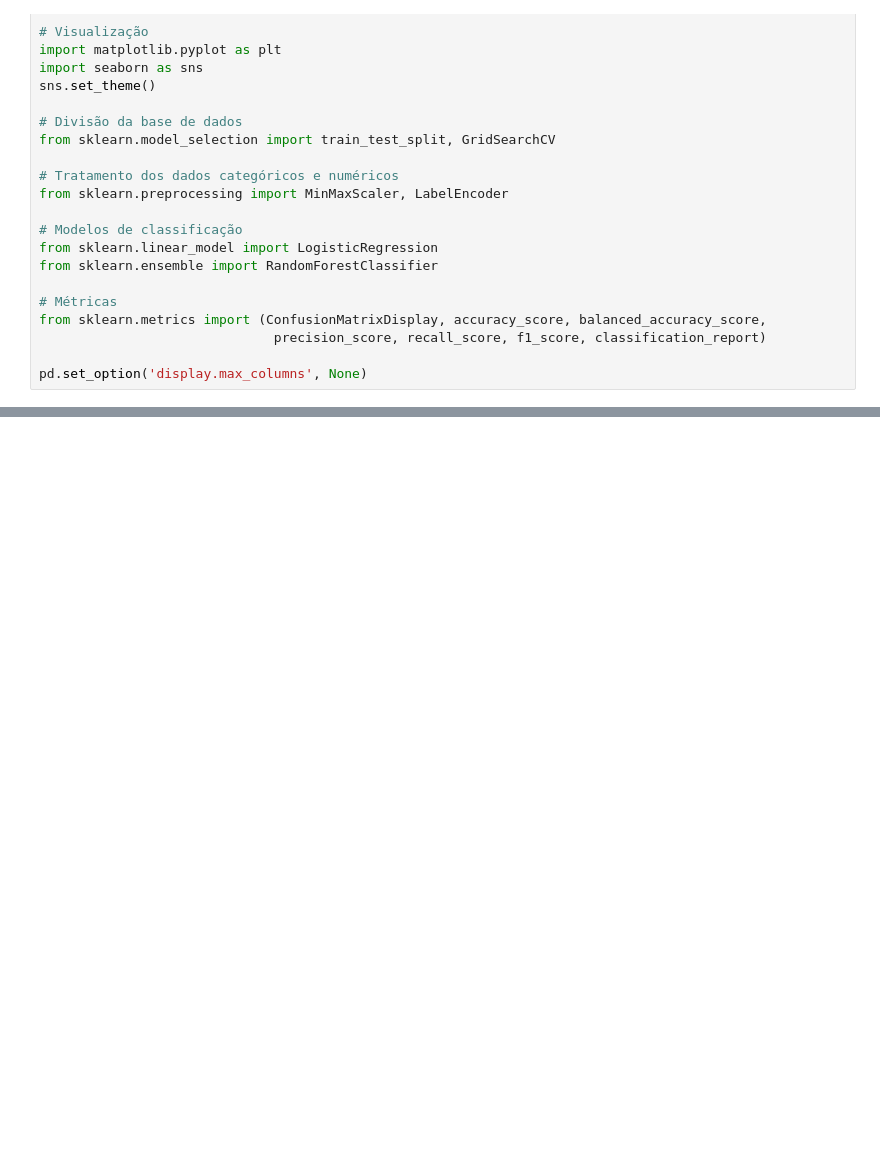
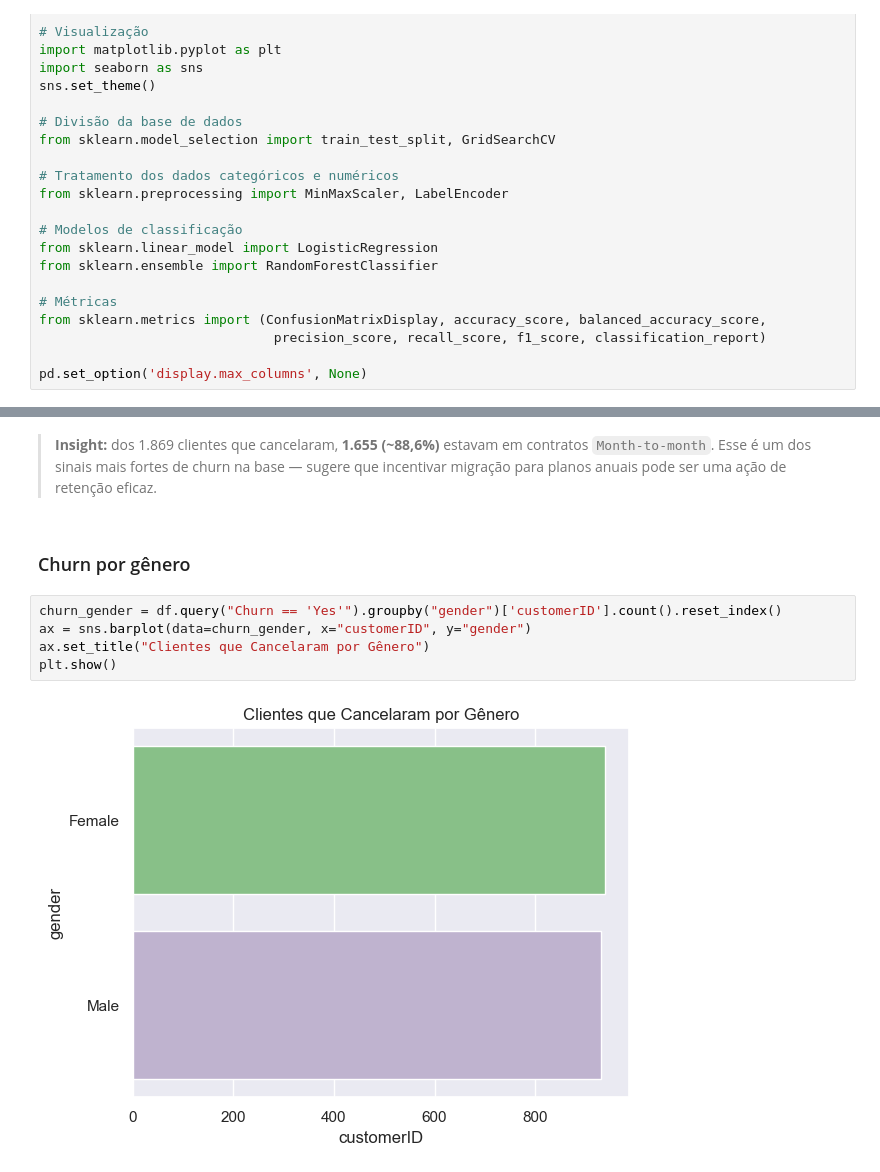
Before and after one commit to VivianeAndrade1988/Previs-o-de-churn-de-clientes--Telecom, a Jupyter notebook: notebooks/churn_prediction.ipynb, the cells around one changed output, grey strips where cells are left out. Drawn from its saved outputs; the diff is of its cells as text; blank space fills up the shorter version.

```diff
--- a/notebooks/churn_prediction.ipynb
+++ b/notebooks/churn_prediction.ipynb
@@ -51,0 +211,13 @@ pd.set_option('display.max_columns', None)
+# %% [markdown]
+> **Insight:** dos 1.869 clientes que cancelaram, **1.655 (~88,6%)** estavam em contratos
+> `Month-to-month`. Esse é um dos sinais mais fortes de churn na base — sugere que incentivar
+> migração para planos anuais pode ser uma ação de retenção eficaz.
+# %% [markdown]
+### Churn por gênero
+# %%
+churn_gender = df.query("Churn == 'Yes'").groupby("gender")['customerID'].count().reset_index()
+ax = sns.barplot(data=churn_gender, x="customerID", y="gender")
+ax.set_title("Clientes que Cancelaram por Gênero")
+plt.show()
+# %% [output]
+[figure, added]
```
Also changed, not shown: parts of 28 cells of this notebook.
